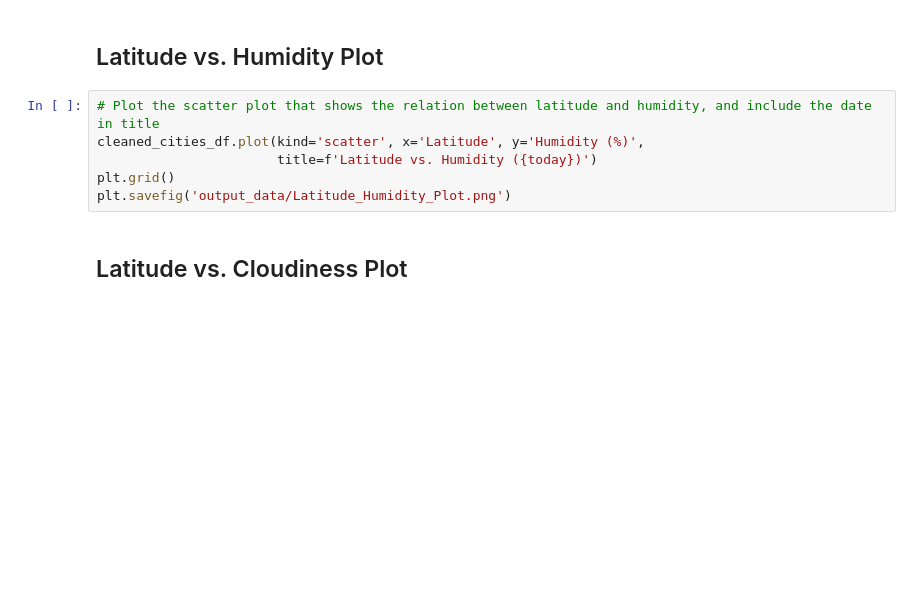
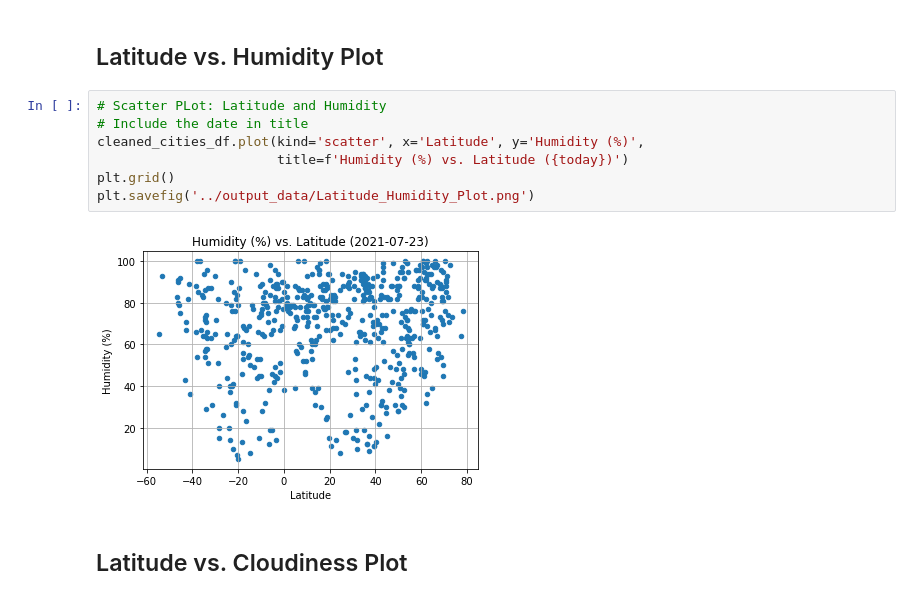
Before and after one commit to ItsGreyedOut/Whats-the-weather-like, a Jupyter notebook: starter_code/WeatherPy.ipynb, the cells around one changed output. Cells and saved outputs as stored; diff of their text form; blank space fills up the shorter version.

```diff
--- a/starter_code/WeatherPy.ipynb
+++ b/starter_code/WeatherPy.ipynb
@@ -268,11 +241,14 @@ plt.savefig('output_data/Latitude_MaxTemperature_Plot.png')
 # %% [markdown]
 ## Latitude vs. Humidity Plot
 # %%
-# Plot the scatter plot that shows the relation between latitude and humidity, and include the date in title
+# Scatter PLot: Latitude and Humidity
+# Include the date in title
 cleaned_cities_df.plot(kind='scatter', x='Latitude', y='Humidity (%)',
-                       title=f'Latitude vs. Humidity ({today})')
+                       title=f'Humidity (%) vs. Latitude ({today})')
 plt.grid()
-plt.savefig('output_data/Latitude_Humidity_Plot.png')
+plt.savefig('../output_data/Latitude_Humidity_Plot.png')
+# %% [output]
+[figure, added]
 # %% [markdown]
 ## Latitude vs. Cloudiness Plot
 # %%
```
Also changed, not shown: parts of 21 cells of this notebook, 5 other files.
